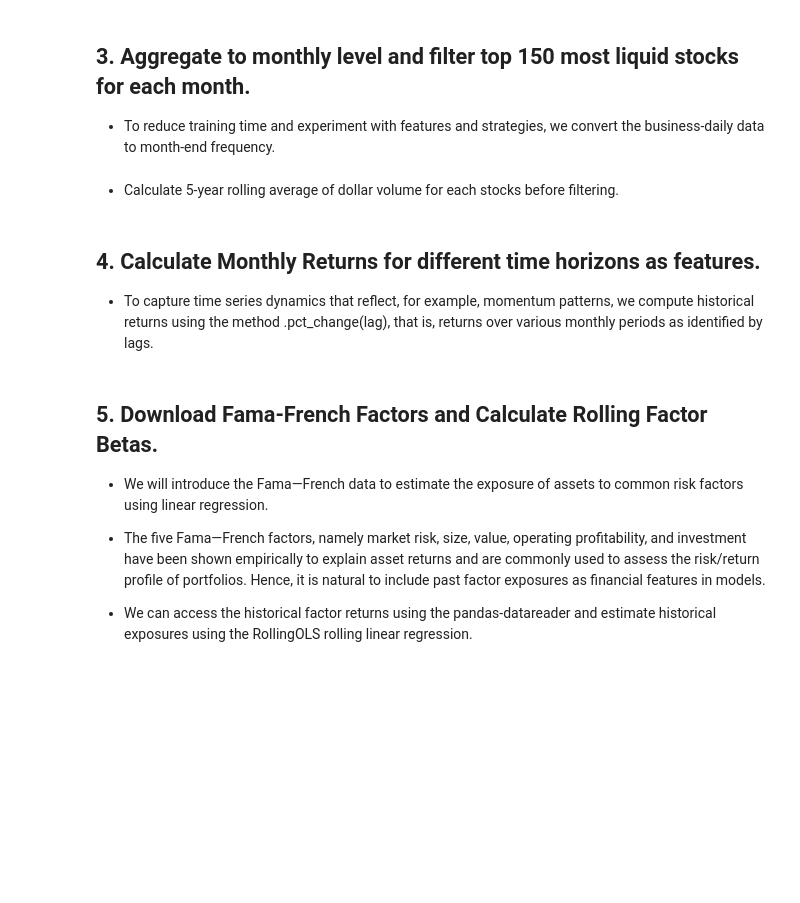
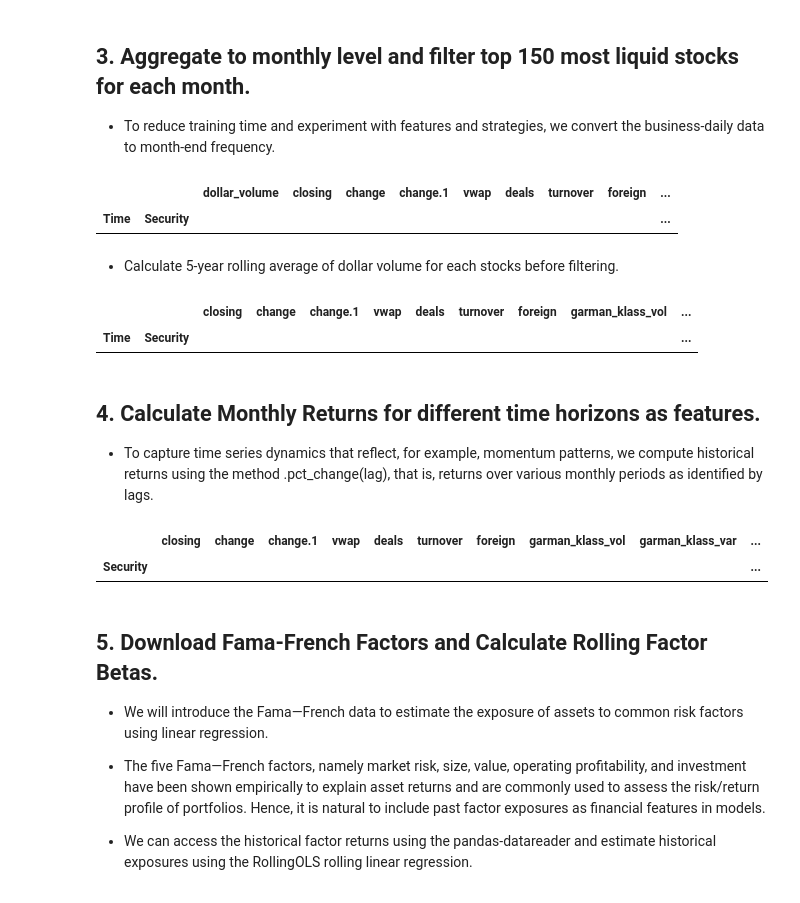
Before and after one commit to sxcntqnt/Algo_Trading_Machine_Learning-KE, a Jupyter notebook: Algorithmic_Trading_Machine_Learning_Quant_Strategies.ipynb, the cells around one changed output. Saved outputs shown, nothing was run; the diff lists cells and outputs as text; code cells hidden in the pictures; blank space fills up the shorter version.

```diff
--- a/Algorithmic_Trading_Machine_Learning_Quant_Strategies.ipynb
+++ b/Algorithmic_Trading_Machine_Learning_Quant_Strategies.ipynb
@@ -148,0 +178,10 @@ ValueError: No tables found
+# %%
+# Fetch the raw data from the URL
+raw_data = fetch_data(url, cookies)
+
+# If data was fetched, wrangle it
+if raw_data is not None:
+    cleaned_data = wrangle_data(raw_data)
+# %%
+cleaned_data
+df = cleaned_data.copy()
@@ -195,22 +252,28 @@ df
 # %%
 last_cols = [c for c in df.columns.unique(0) if c not in ['dollar_volume', 'volume', 'open',
                                                           'high', 'low', 'close']]
 
-data = (pd.concat([df.unstack('ticker')['dollar_volume'].resample('M').mean().stack('ticker').to_frame('dollar_volume'),
-                   df.unstack()[last_cols].resample('M').last().stack('ticker')],
+data = (pd.concat([df.unstack('Security')['dollar_volume'].resample('M').mean().stack('Security').to_frame('dollar_volume'),
+                   df.unstack()[last_cols].resample('M').last().stack('Security')],
                   axis=1)).dropna()
 
 data
+# %% [output]
+|  |  | dollar_volume | closing | change | change.1 | vwap | deals | turnover | foreign | ... |
+| Time | Security |  |  |  |  |  |  |  |  | ... |
 # %% [markdown]
 * Calculate 5-year rolling average of dollar volume for each stocks before filtering.
 # %%
-data['dollar_volume'] = (data.loc[:, 'dollar_volume'].unstack('ticker').rolling(5*12, min_periods=12).mean().stack())
+data['dollar_volume'] = (data.loc[:, 'dollar_volume'].unstack('Security').rolling(5*12, min_periods=12).mean().stack())
 
-data['dollar_vol_rank'] = (data.groupby('date')['dollar_volume'].rank(ascending=False))
+data['dollar_vol_rank'] = (data.groupby('Time')['dollar_volume'].rank(ascending=False))
 
 data = data[data['dollar_vol_rank']<150].drop(['dollar_volume', 'dollar_vol_rank'], axis=1)
 
 data
+# %% [output]
+|  |  | closing | change | change.1 | vwap | deals | turnover | foreign | garman_klass_vol | ... |
+| Time | Security |  |  |  |  |  |  |  |  | ... |
 # %% [markdown]
 ## 4. Calculate Monthly Returns for different time horizons as features.
 
@@ -224,7 +287,7 @@ def calculate_returns(df):
 
     for lag in lags:
 
-        df[f'return_{lag}m'] = (df['adj close']
+        df[f'return_{lag}m'] = (df['closing']
                               .pct_change(lag)
                               .pipe(lambda x: x.clip(lower=x.quantile(outlier_cutoff),
                                                      upper=x.quantile(1-outlier_cutoff)))
@@ -237,6 +300,9 @@ def calculate_returns(df):
 data = data.groupby(level=1, group_keys=False).apply(calculate_returns).dropna()
 
 data
+# %% [output]
+|  | closing | change | change.1 | vwap | deals | turnover | foreign | garman_klass_vol | garman_klass_var | ... |
+| Security |  |  |  |  |  |  |  |  |  | ... |
 # %% [markdown]
 ## 5. Download Fama-French Factors and Calculate Rolling Factor Betas.
 
```
Also changed, not shown: parts of 19 cells of this notebook.
